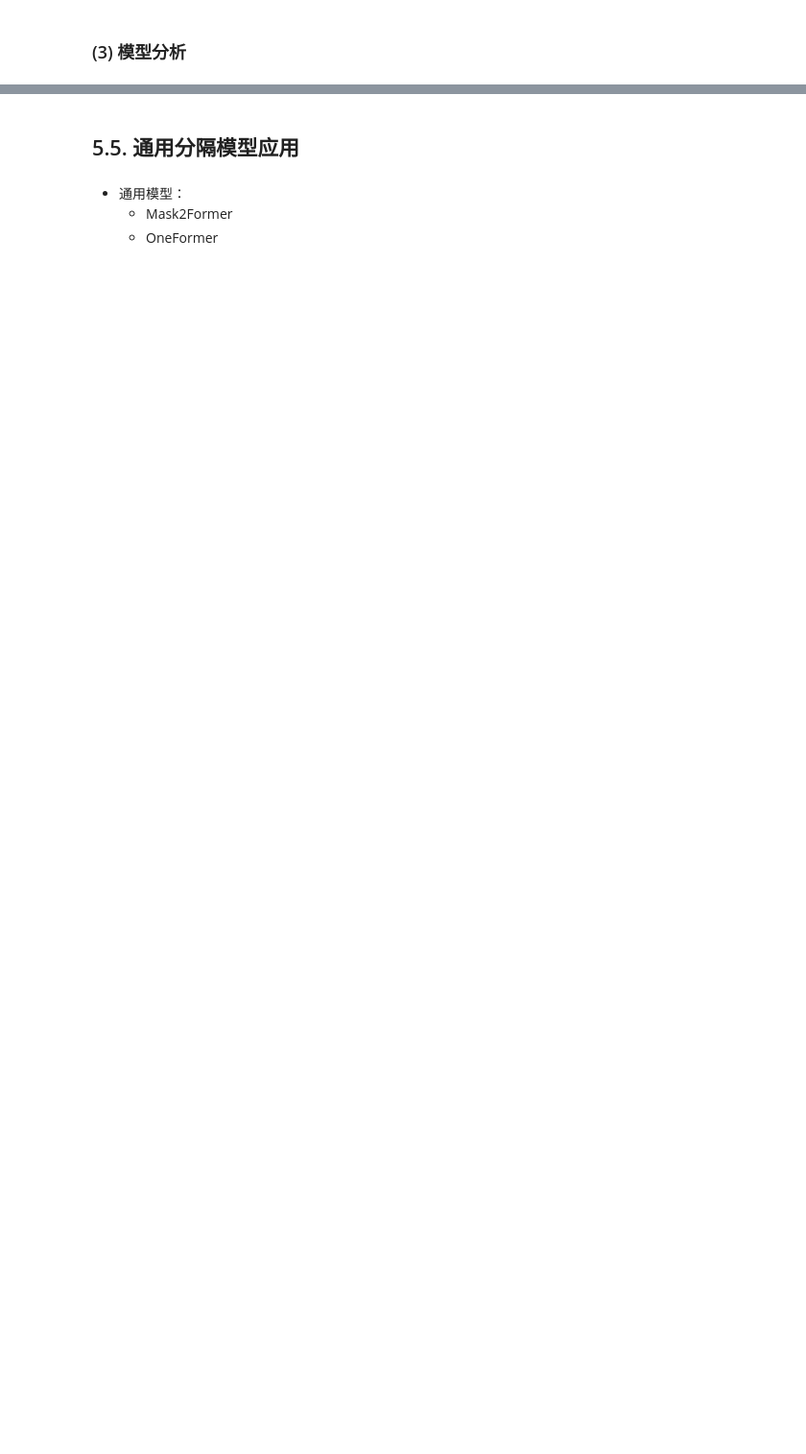
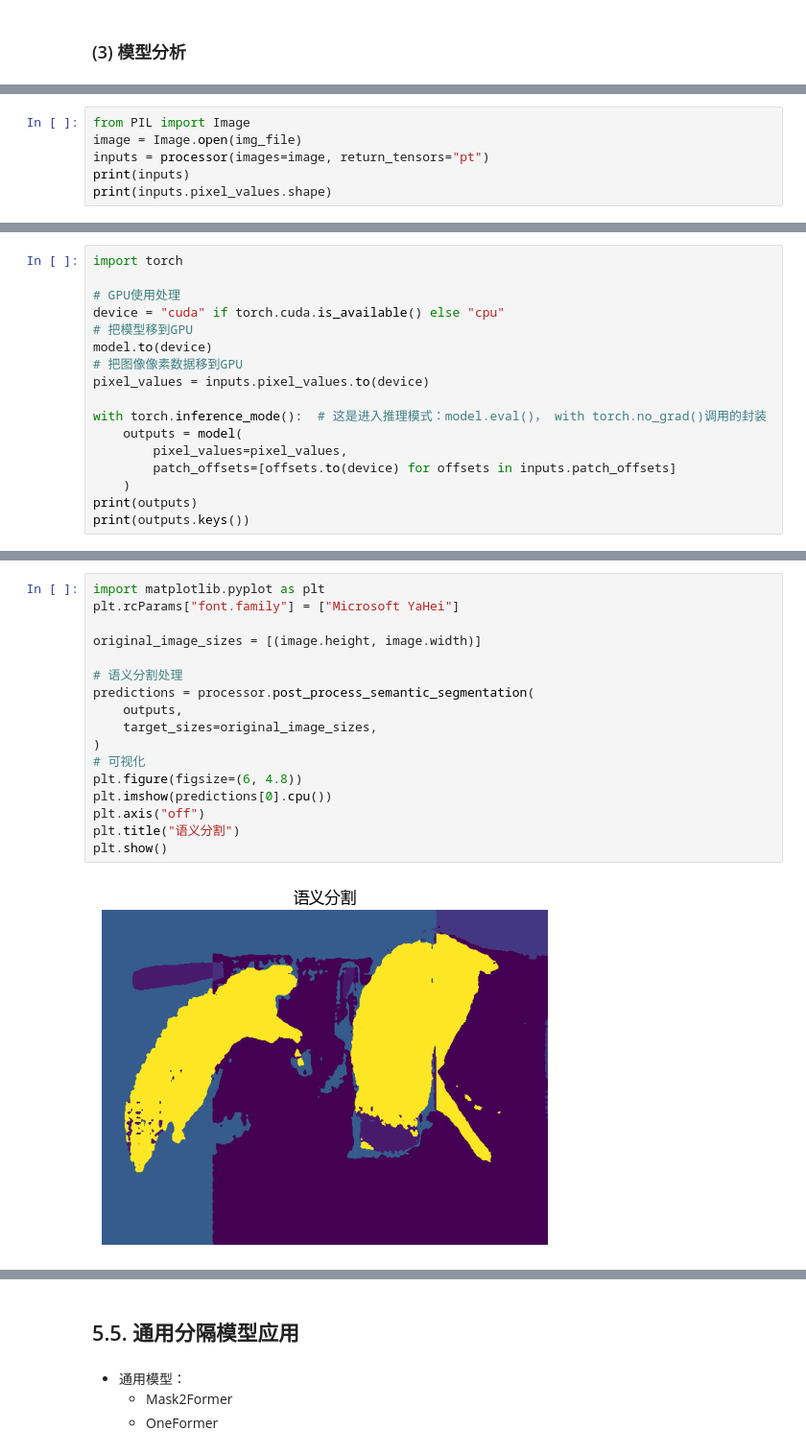
Before and after one commit to QiangAI/AI2026, a Jupyter notebook: transformers/05机器视觉任务处理-04目标分隔.ipynb, the cells around one changed output, grey strips where cells are left out. Shown at 96% size. Cells and saved outputs as stored; diff of their text form; blank space fills up the shorter version.

```diff
--- a/transformers/05机器视觉任务处理-04目标分隔.ipynb
+++ b/transformers/05机器视觉任务处理-04目标分隔.ipynb
@@ -776,0 +887,6 @@ plt.show
+# %%
+from PIL import Image
+image = Image.open(img_file)
+inputs = processor(images=image, return_tensors="pt")
+print(inputs)
+print(inputs.pixel_values.shape)
@@ -776,0 +926,17 @@ plt.show
+# %%
+import torch
+
+# GPU使用处理
+device = "cuda" if torch.cuda.is_available() else "cpu"
+# 把模型移到GPU
+model.to(device)
+# 把图像像素数据移到GPU
+pixel_values = inputs.pixel_values.to(device)
+
+with torch.inference_mode():  # 这是进入推理模式：model.eval()， with torch.no_grad()调用的封装
+    outputs = model(
+        pixel_values=pixel_values,
+        patch_offsets=[offsets.to(device) for offsets in inputs.patch_offsets]
+    )
+print(outputs)
+print(outputs.keys())
@@ -776,0 +970,19 @@ plt.show
+# %%
+import matplotlib.pyplot as plt
+plt.rcParams["font.family"] = ["Microsoft YaHei"]
+
+original_image_sizes = [(image.height, image.width)]
+
+# 语义分割处理
+predictions = processor.post_process_semantic_segmentation(
+    outputs,
+    target_sizes=original_image_sizes,
+)
+# 可视化
+plt.figure(figsize=(6, 4.8))
+plt.imshow(predictions[0].cpu())
+plt.axis("off")
+plt.title("语义分割")
+plt.show()
+# %% [output]
+[figure, added]
```
Also changed, not shown: parts of 40 cells of this notebook, 1 other file.
